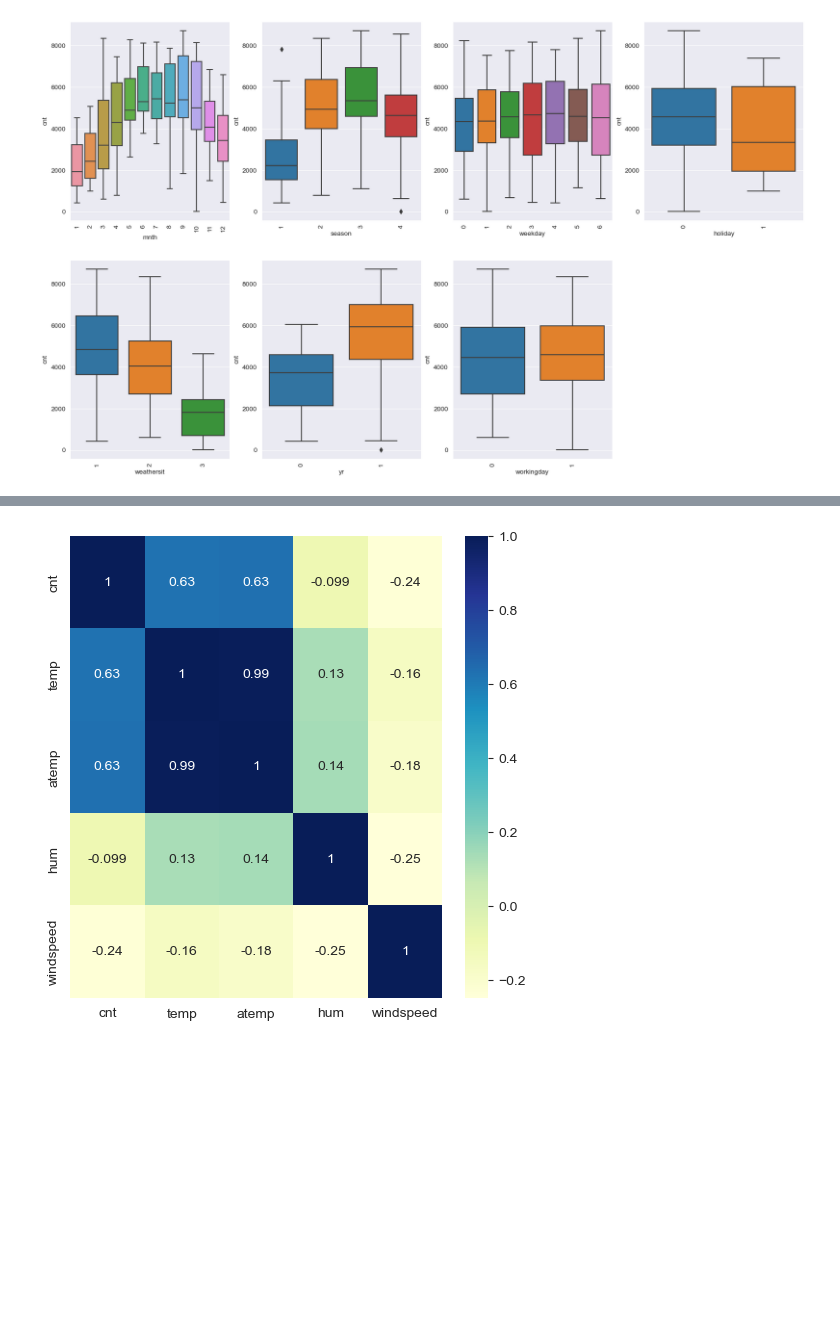
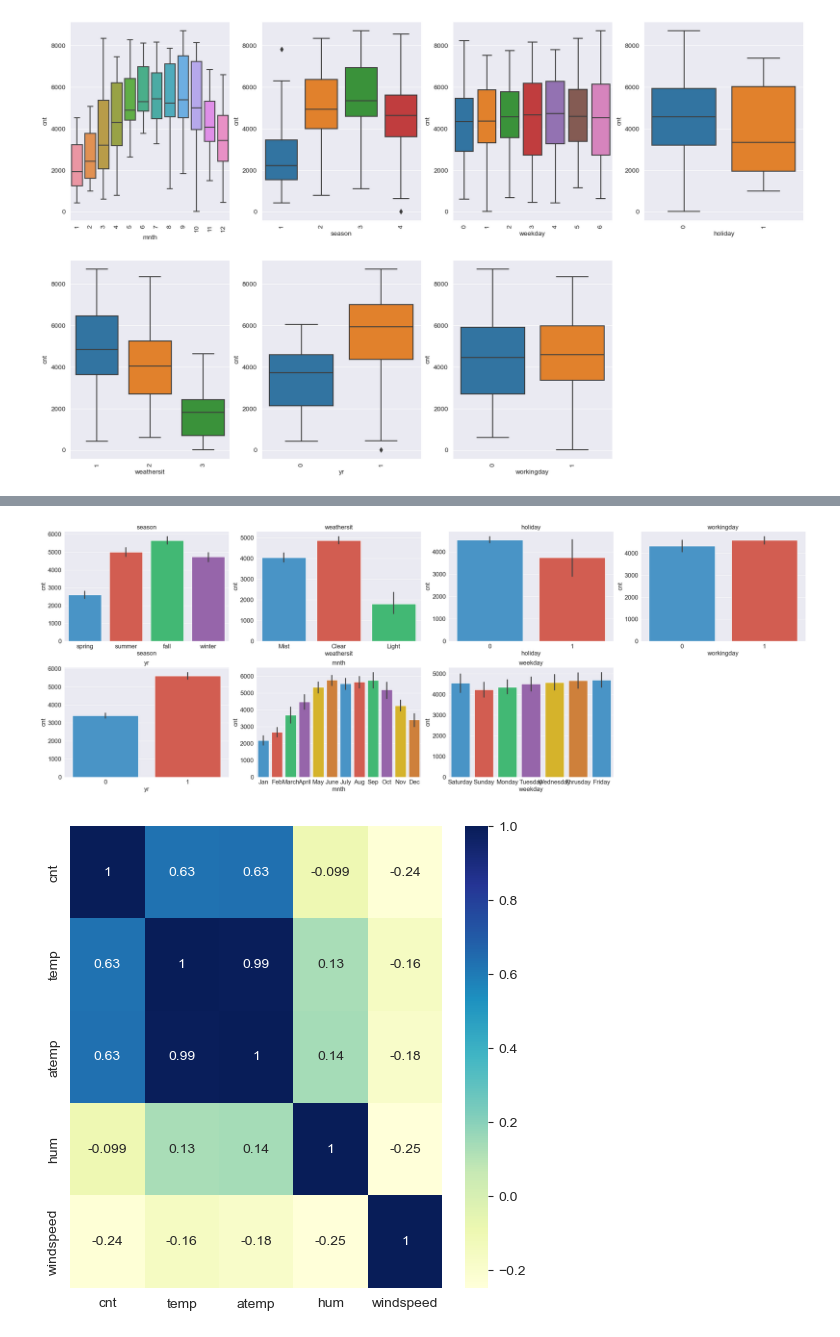
Before and after one commit to crepantherx/BoomBikes, a Jupyter notebook: Sudhir_Singh_LR_boombikes.ipynb, the cells around one changed output, grey strips where cells are left out. Saved outputs shown, nothing was run; the diff lists cells and outputs as text; code cells hidden in the pictures; blank space fills up the shorter version.

Commit message:
More consize graph

```diff
--- a/Sudhir_Singh_LR_boombikes.ipynb
+++ b/Sudhir_Singh_LR_boombikes.ipynb
@@ -111,3 +83,38 @@ plot_cat_col(bike_demand_data, 'weekday')
+# %%
+import matplotlib.pyplot as plt
+import seaborn as sns
+
+def plot_cat_cols(df, columns, n_cols=4, height_per_plot=5, font_size=16):
+    n_rows = (len(columns) + n_cols - 1) // n_cols  # Calculate number of rows needed
+    fig, axes = plt.subplots(n_rows, n_cols, figsize=(n_cols * 7, n_rows * height_per_plot))
+    axes = axes.flatten()  # Flatten the axes array for easy indexing
+
+    # Custom color palette
+    custom_palette = ["#3498db", "#e74c3c", "#2ecc71", "#9b59b6", "#f1c40f", "#e67e22"]
+
+    # Set font sizes
+    plt.rc('axes', titlesize=font_size)    # Fontsize of the axes title
+    plt.rc('axes', labelsize=font_size)    # Fontsize of the x and y labels
+    plt.rc('xtick', labelsize=font_size)   # Fontsize of the x tick labels
+    plt.rc('ytick', labelsize=font_size)   # Fontsize of the y tick labels
+    plt.rc('legend', fontsize=font_size)   # Fontsize of the legend
+
+    for i, column in enumerate(columns):
+        sns.barplot(x=column, y='cnt', data=df, palette=custom_palette, ax=axes[i])
+        axes[i].set_title(column)
+
+    # Remove any unused subplots
+    for j in range(i+1, len(axes)):
+        fig.delaxes(axes[j])
+
+    plt.tight_layout()
+    plt.show()
+
+# Example usage
+columns_to_plot = ['season', 'weathersit', 'holiday', 'workingday', 'yr', 'mnth', 'weekday']
+plot_cat_cols(bike_demand_data, columns_to_plot)
+# %% [output]
+[figure, added]
 # %%
 plt.figure(figsize = (6,6))
 sns.heatmap(bike_demand_data[['cnt','temp','atemp','hum','windspeed']].corr(), annot=True, cmap='YlGnBu')
```
Also changed, not shown: parts of 2 cells of this notebook.
